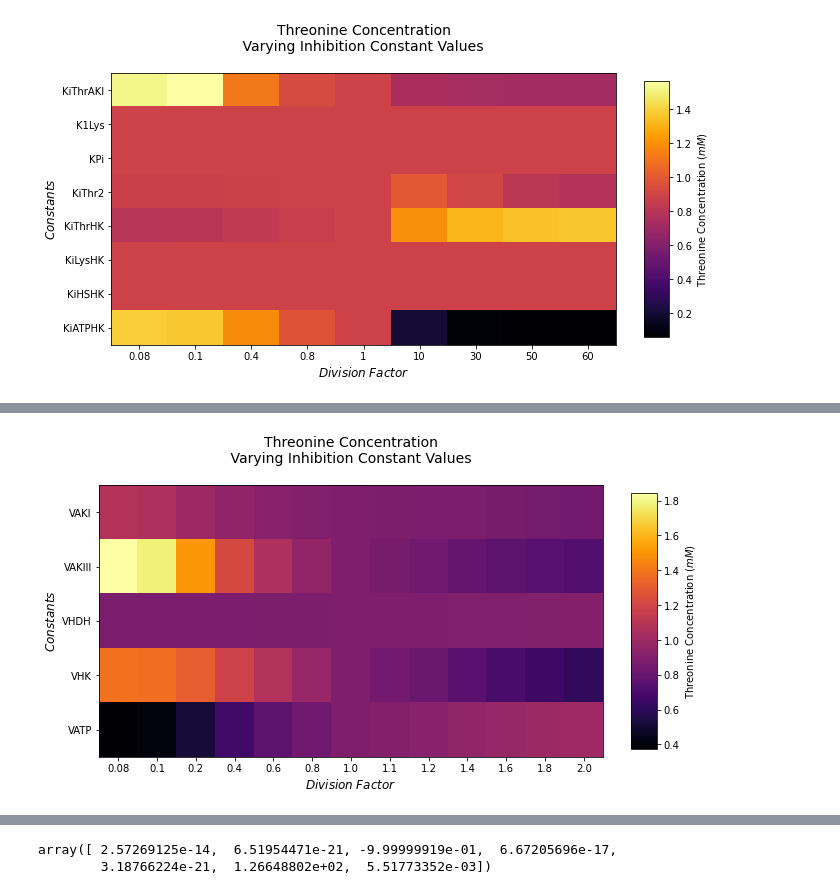
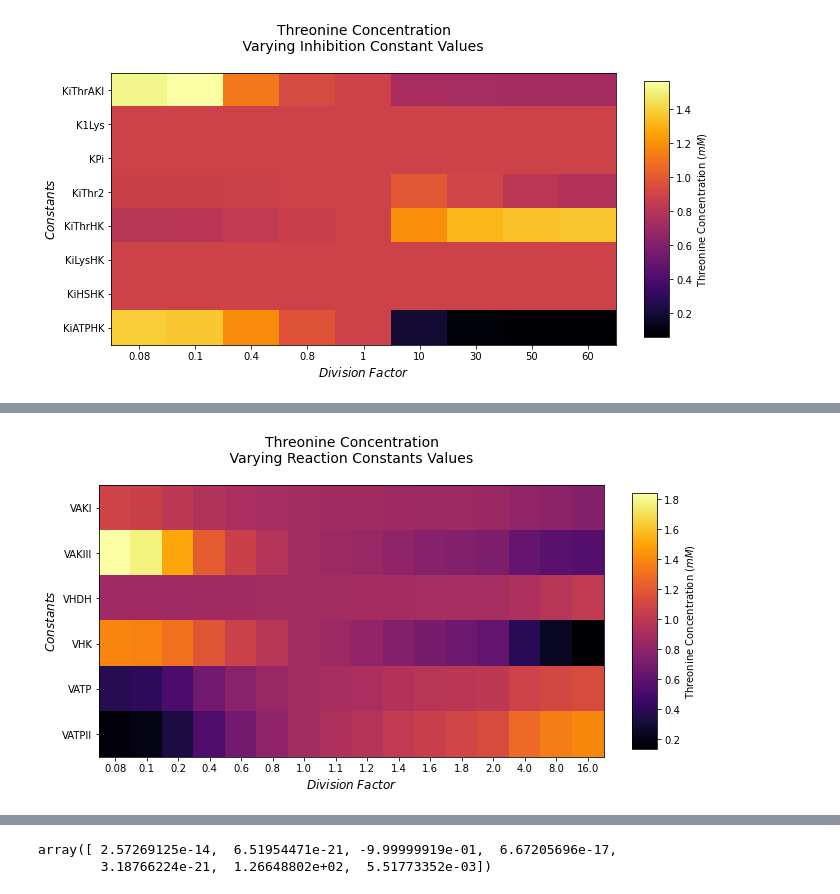
Before and after one commit to alejandrocs98/Proyectos-HCIM, a Jupyter notebook: Proyecto-01/proyecto_1.ipynb, the cells around one changed output, grey strips where cells are left out. Drawn from its saved outputs; the diff is of its cells as text; code cells hidden in the pictures.

```diff
--- a/Proyecto-01/proyecto_1.ipynb
+++ b/Proyecto-01/proyecto_1.ipynb
@@ -371,6 +371,6 @@ Minimum Threonine Synthesis: 1.8605341249010636
 # %%
-def find_optimal_velocity(constants=[0.088, 0.0094, 10, 45, 0.012], factor=1, tmax=100., delta_constants=True):
-    global VAKI, VAKIII, VHDH, VHK, VATP, KiThrAKI, K1Lys, KPi, KiThr2, KiThrHK, KiLysHK, KiHSHK, KiATPHK
+def find_optimal_velocity(constants=[0.088, 0.0094, 10, 45, 0.012, 500.], factor=1, tmax=100., delta_constants=True):
+    global VAKI, VAKIII, VHDH, VHK, VATP, VATPII, KiThrAKI, K1Lys, KPi, KiThr2, KiThrHK, KiLysHK, KiHSHK, KiATPHK
     # Velocity Constants:
     KiThrAKI = 0.167                        # +- 0.003 mM   # Modify | 0.167
     K1Lys = 0.391                           # +- 0.08 mM    # Modify | 0.391 # No tiene un impacto mayor
@@ -380,37 +380,44 @@ def find_optimal_velocity(constants=[0.088, 0.0094, 10, 45, 0.012], factor=1, tm
     KiLysHK = 9.45                          # mM            # Modify | 9.45
     KiHSHK  = 4.7                           # mM            # Modify | 4.7
     KiATPHK = 4.35                          # mM            # Modify | 4.35
-    VAKI, VAKIII, VHDH, VHK, VATP = constants
+    if delta_constants == True:
+        VAKI, VAKIII, VHDH, VHK, VATP, VATPII= constants
+
+    elif delta_constants == 'solved':
+        VAKIII, VHK, VATP, VATPII = constants
+        VAKI = 0.088                # Flag 0.068
+        VHDH = 10.                   # Flag 10
+
     solved = solve_ivp(system, [0., tmax], [Aspi, AspPi,ASAi, HSi, HSPi, Thri, ATPi])
 
     return solved.y[5][-1]
 # %%
-constant_arrays_v = [0.088, 0.0094, 10, 45, 0.012]
-constants_v = [0.08, 0.1, 0.2, 0.4, 0.6, 0.8, 1. , 1.1, 1.2, 1.4 , 1.6 , 1.8, 2.]
+constant_arrays_v = [0.088, 0.0094, 10, 45, 0.012, 500.]
+constants_v = [0.08, 0.1, 0.2, 0.4, 0.6, 0.8, 1. , 1.1, 1.2, 1.4 , 1.6 , 1.8, 2., 4., 8., 16.]
 
 tensor_v = [[[constant_arrays_v[i] if i != j else constant_arrays_v[i] / m for i in range(len(constant_arrays_v))] for j in range(len(constant_arrays_v))] for m in constants_v]
 solved_tensor_v = np.array([list(map(find_optimal_velocity, tensor_v[i])) for i in tqdm(range(len(tensor_v)))]).T
 # %%
 fig, axis = plt.subplots()
 
 column_labels = [f'{constants_v[i]}' for i in range(len(constants_v))]
-constant_names = ['VAKI', 'VAKIII', 'VHDH', 'VHK', 'VATP']
+constant_names = ['VAKI', 'VAKIII', 'VHDH', 'VHK', 'VATP', 'VATPII']
 
 heatmap = axis.pcolor(solved_tensor_v, cmap=plt.cm.inferno)
 
 axis.set_yticks(np.arange(solved_tensor_v.shape[0])+0.5, minor=False)
 axis.set_xticks(np.arange(solved_tensor_v.shape[1])+0.5, minor=False)
 
 axis.set_yticklabels(constant_names, minor=False)
 axis.set_xticklabels(column_labels, minor=False)
 
 axis.invert_yaxis()
 
 fig.colorbar(heatmap, fraction=0.046, aspect=10, shrink=5, label='Threonine Concentration ($mM$)')
 fig.set_size_inches(10, 5)
 
-axis.set_title('Threonine Concentration\n Varying Inhibition Constant Values \n', fontsize=14);
+axis.set_title('Threonine Concentration\n Varying Reaction Constants Values \n', fontsize=14);
 axis.set_xlabel('$Division \; Factor$', fontsize=12);
 axis.set_ylabel('$Constants$', fontsize=12);
 # %% [output]
-[figure, old version]
+[figure, new version]
```
Also changed, not shown: parts of 3 cells of this notebook.
